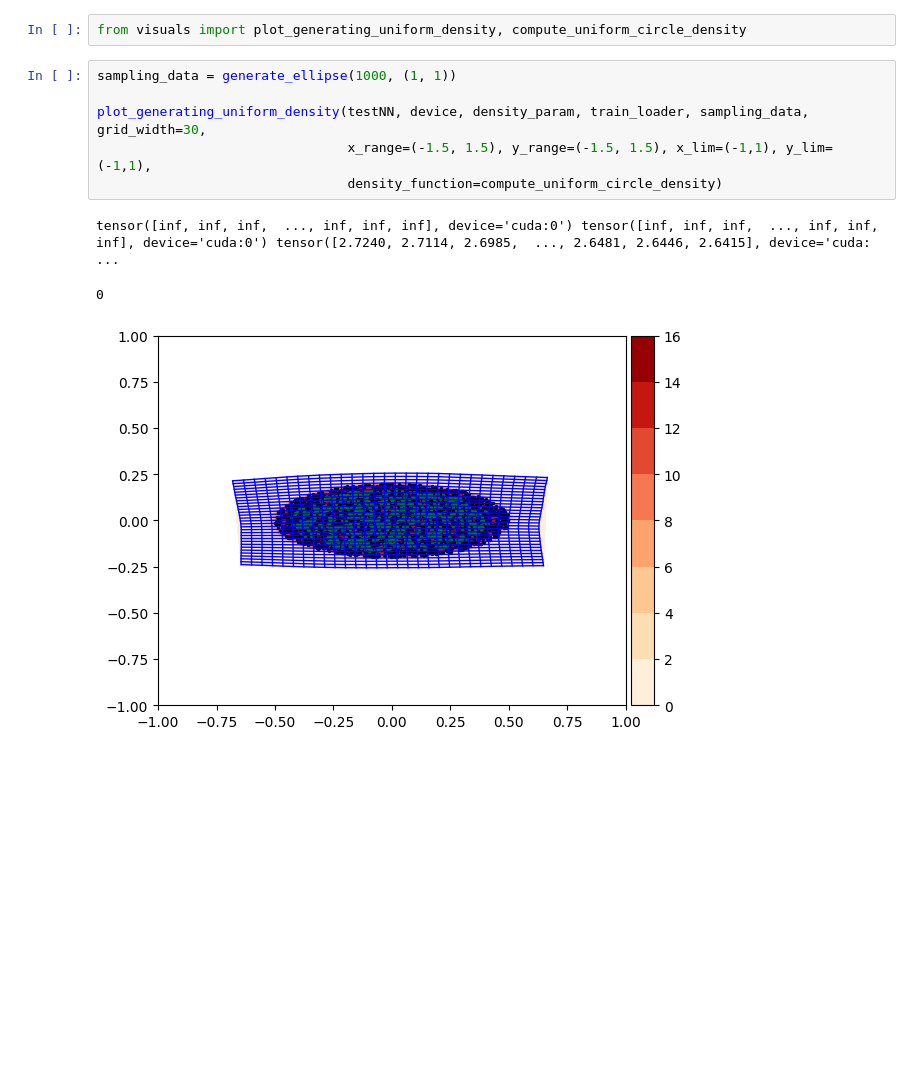
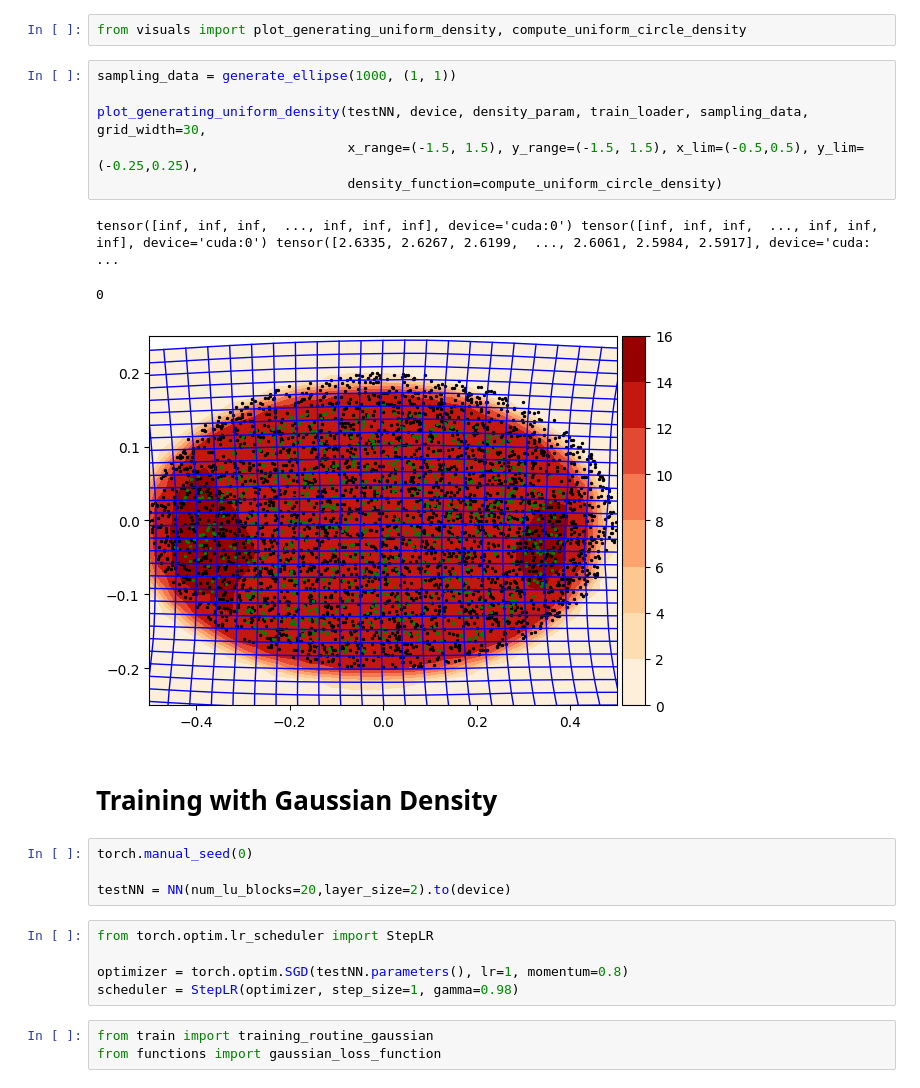
Before and after one commit to TTTruong357/master-thesis, a Jupyter notebook: acl/main.ipynb, the cells around one changed output. Cells and saved outputs as stored; diff of their text form; blank space fills up the shorter version.

```diff
--- a/acl/main.ipynb
+++ b/acl/main.ipynb
@@ -54,10 +56,24 @@ from visuals import plot_generating_uniform_density, compute_uniform_circle_dens
 # %%
 sampling_data = generate_ellipse(1000, (1, 1))
 
 plot_generating_uniform_density(testNN, device, density_param, train_loader, sampling_data, grid_width=30,
-                                x_range=(-1.5, 1.5), y_range=(-1.5, 1.5), x_lim=(-1,1), y_lim=(-1,1),
+                                x_range=(-1.5, 1.5), y_range=(-1.5, 1.5), x_lim=(-0.5,0.5), y_lim=(-0.25,0.25),
                                 density_function=compute_uniform_circle_density)
 # %% [output]
-tensor([inf, inf, inf,  ..., inf, inf, inf], device='cuda:0') tensor([inf, inf, inf,  ..., inf, inf, inf], device='cuda:0') tensor([2.7240, 2.7114, 2.6985,  ..., 2.6481, 2.6446, 2.6415], device='cuda: ...
+tensor([inf, inf, inf,  ..., inf, inf, inf], device='cuda:0') tensor([inf, inf, inf,  ..., inf, inf, inf], device='cuda:0') tensor([2.6335, 2.6267, 2.6199,  ..., 2.6061, 2.5984, 2.5917], device='cuda: ...
 0
-[figure, old version]
+[figure, new version]
+# %% [markdown]
+# Training with Gaussian Density
+# %%
+torch.manual_seed(0)
+
+testNN = NN(num_lu_blocks=20,layer_size=2).to(device)
+# %%
+from torch.optim.lr_scheduler import StepLR
+
+optimizer = torch.optim.SGD(testNN.parameters(), lr=1, momentum=0.8)
+scheduler = StepLR(optimizer, step_size=1, gamma=0.98)
+# %%
+from train import training_routine_gaussian
+from functions import gaussian_loss_function
```
Also changed, not shown: parts of 7 cells of this notebook, 8 other files.
